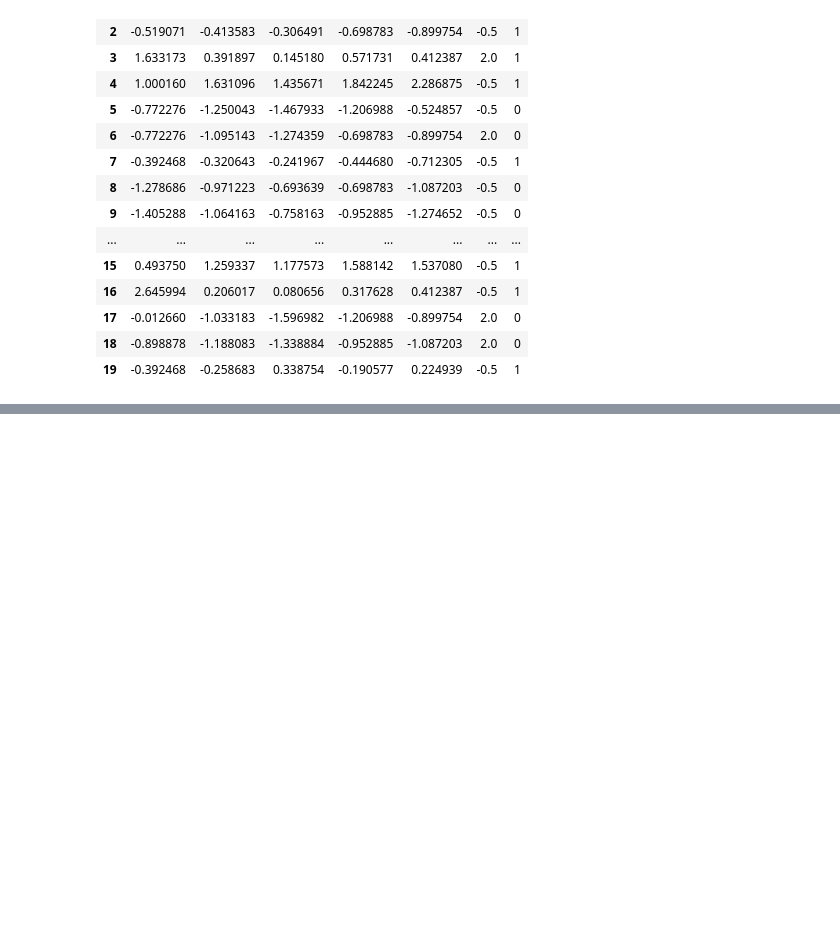
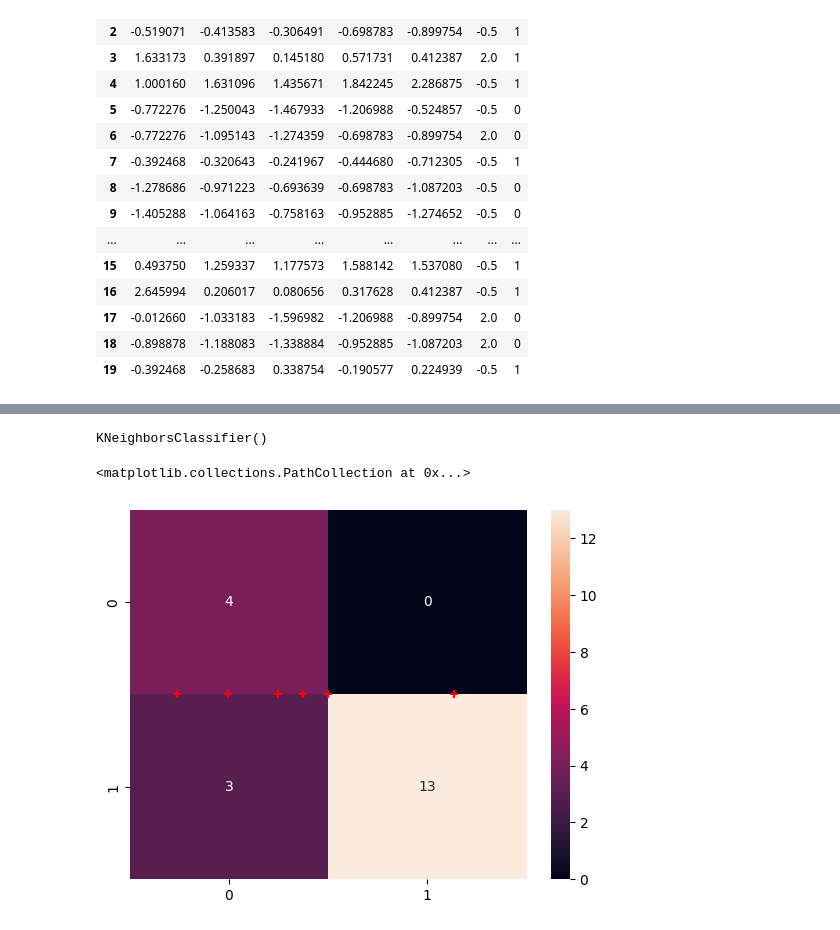
Before and after one commit to trupti2021/FirstGIT, a Jupyter notebook: BronzeLoanClassification.ipynb, the cells around one changed output, grey strips where cells are left out. Drawn from its saved outputs; the diff is of its cells as text; code cells hidden in the pictures; blank space fills up the shorter version.

```diff
--- a/BronzeLoanClassification.ipynb
+++ b/BronzeLoanClassification.ipynb
@@ -87,0 +93,5 @@ df1
+# %%
+knn=KNeighborsClassifier(n_neighbors=5)
+knn.fit(X_train,y_train)
+# %% [output]
+KNeighborsClassifier()
@@ -87,0 +119,9 @@ df1
+# %%
+import numpy as np
+#plt.scatter((i[0] for i in X_train) ,y_pred,color='red',marker='+')
+a=np.array(X_test)
+plt.scatter((a[:,0]) ,y_pred,color='red',marker='+')
+
+
+#arr=(i[0] for i in X_train)
+#print(arr)
@@ -87,0 +138,16 @@ df1
+# %%
+from sklearn import tree
+model=tree.DecisionTreeClassifier()
+model.fit(X_train,y_train)
+y_pred=model.predict(X_test)
+y_pred
+conf_matrix=confusion_matrix(y_test,y_pred)
+conf_matrix
+plt.xlabel('Predicted')
+plt.ylabel('Actual')
+sns.heatmap(conf_matrix,annot=True)
+plt.scatter((a[:,0]) ,y_pred,color='red',marker='+')
+#
+# %% [output]
+<matplotlib.collections.PathCollection at 0x...>
+[figure, added]
```
Also changed, not shown: parts of 15 cells of this notebook.
